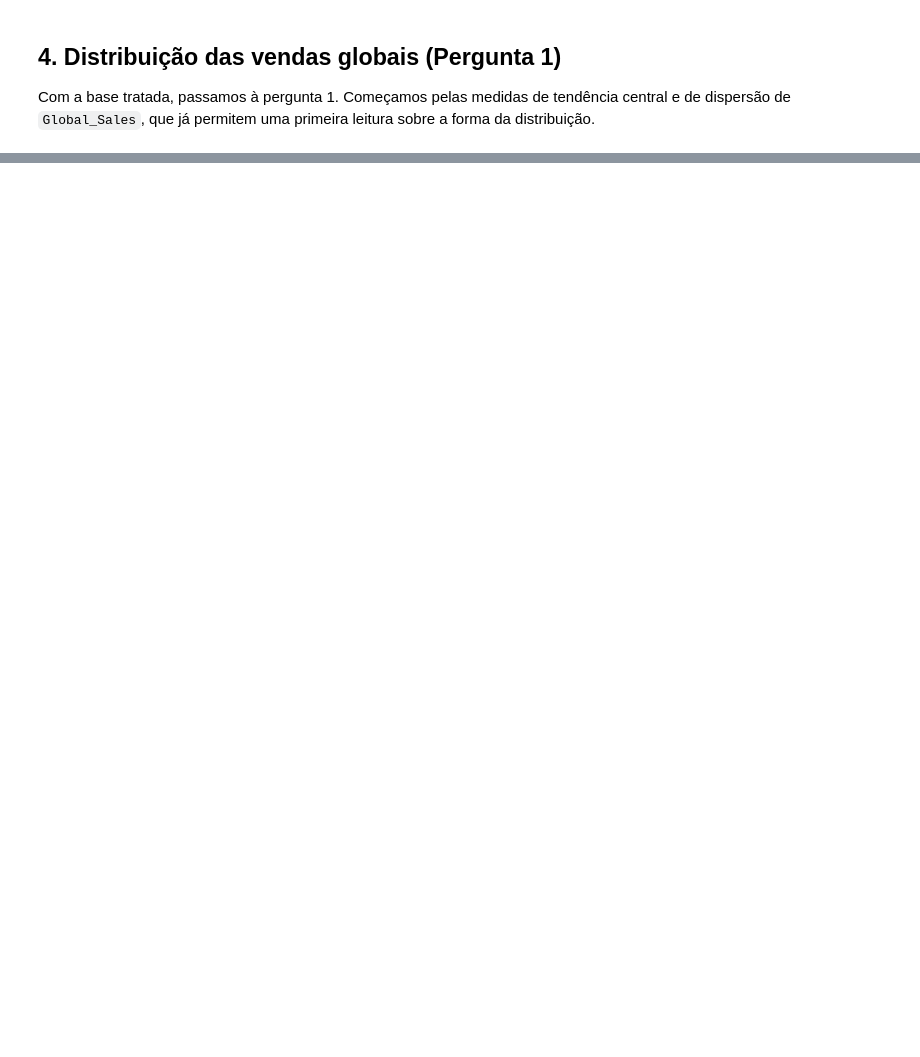
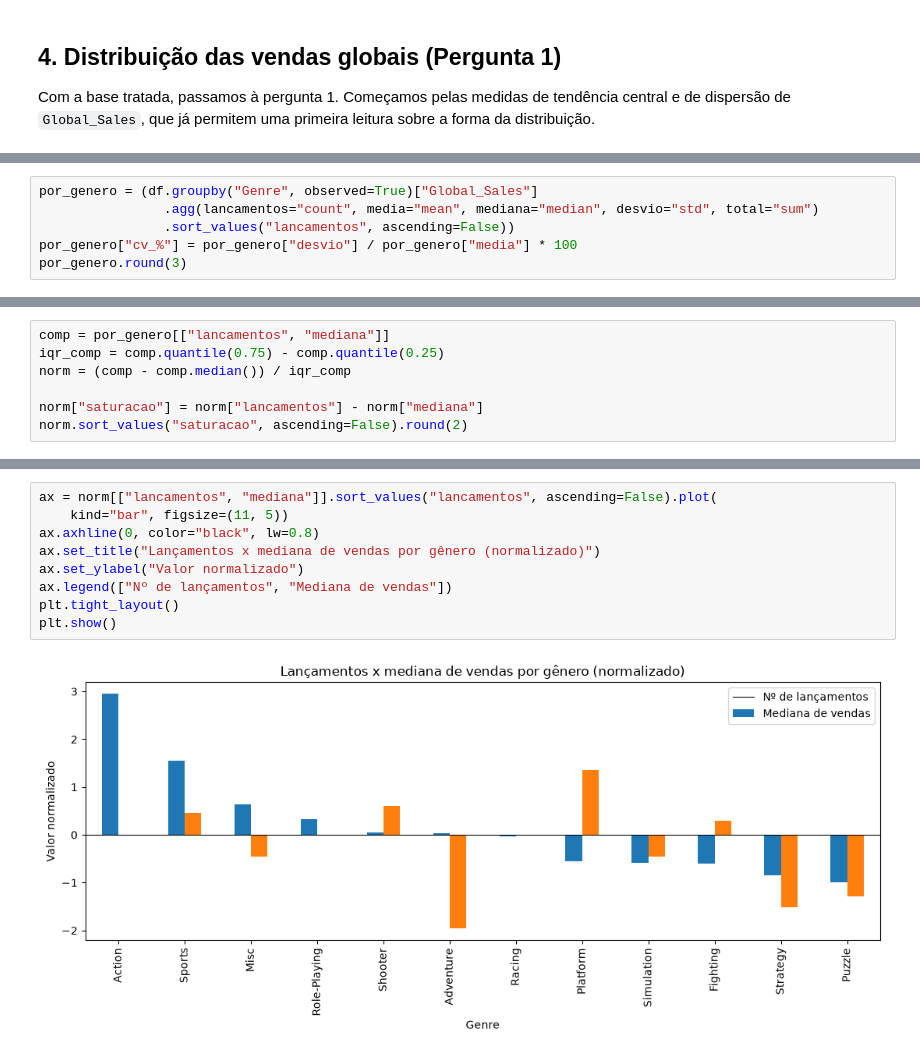
Before and after one commit to guilhermetlmelo/ProjetoEstatistica, a Jupyter notebook: process.ipynb, the cells around one changed output, grey strips where cells are left out. Drawn from its saved outputs; the diff is of its cells as text; blank space fills up the shorter version.

```diff
--- a/process.ipynb
+++ b/process.ipynb
@@ -149,0 +421,6 @@ Q1 / Q3 / IQR:    0.060 / 0.480 / 0.420
+# %%
+por_genero = (df.groupby("Genre", observed=True)["Global_Sales"]
+                .agg(lancamentos="count", media="mean", mediana="median", desvio="std", total="sum")
+                .sort_values("lancamentos", ascending=False))
+por_genero["cv_%"] = por_genero["desvio"] / por_genero["media"] * 100
+por_genero.round(3)
@@ -149,0 +448,7 @@ Q1 / Q3 / IQR:    0.060 / 0.480 / 0.420
+# %%
+comp = por_genero[["lancamentos", "mediana"]]
+iqr_comp = comp.quantile(0.75) - comp.quantile(0.25)
+norm = (comp - comp.median()) / iqr_comp
+
+norm["saturacao"] = norm["lancamentos"] - norm["mediana"]
+norm.sort_values("saturacao", ascending=False).round(2)
@@ -149,0 +470,11 @@ Q1 / Q3 / IQR:    0.060 / 0.480 / 0.420
+# %%
+ax = norm[["lancamentos", "mediana"]].sort_values("lancamentos", ascending=False).plot(
+    kind="bar", figsize=(11, 5))
+ax.axhline(0, color="black", lw=0.8)
+ax.set_title("Lançamentos x mediana de vendas por gênero (normalizado)")
+ax.set_ylabel("Valor normalizado")
+ax.legend(["Nº de lançamentos", "Mediana de vendas"])
+plt.tight_layout()
+plt.show()
+# %% [output]
+[figure, added]
```
Also changed, not shown: parts of 39 cells of this notebook.
